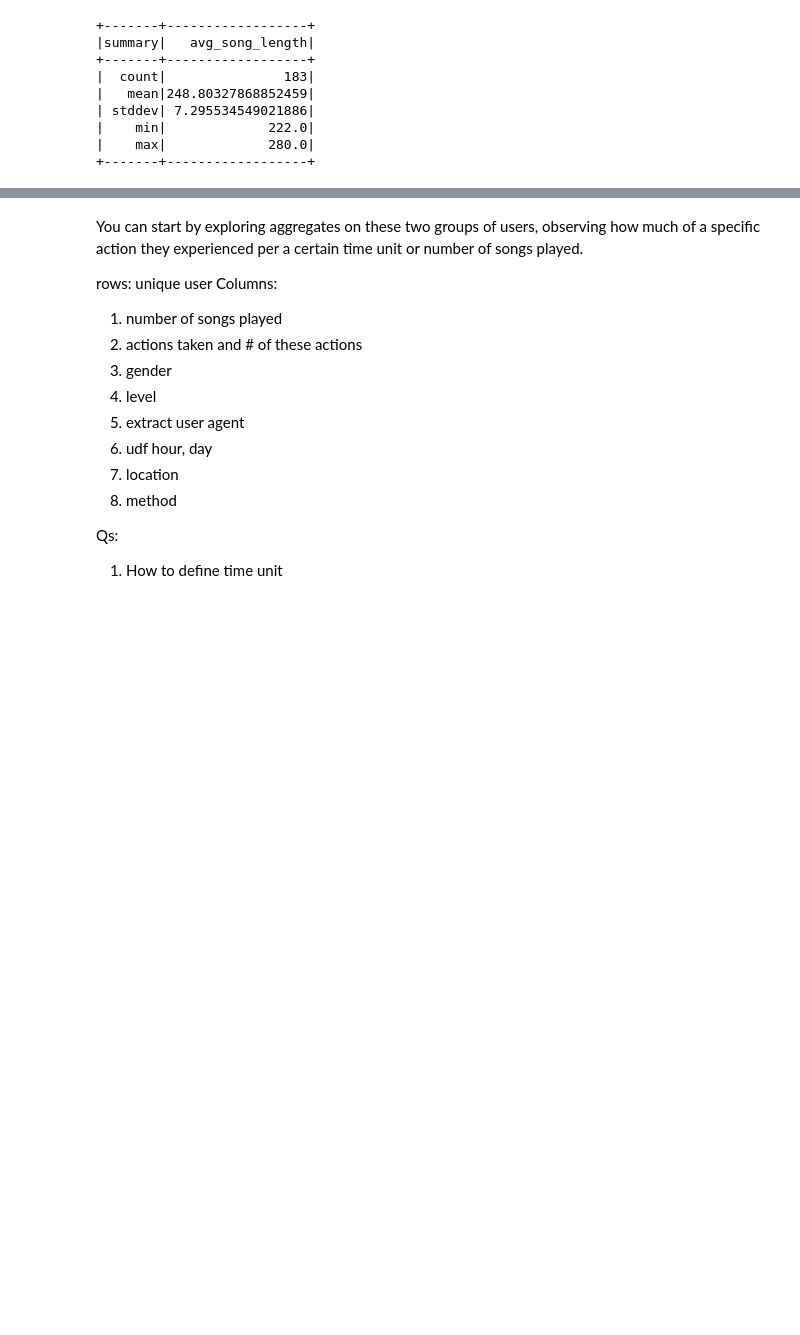
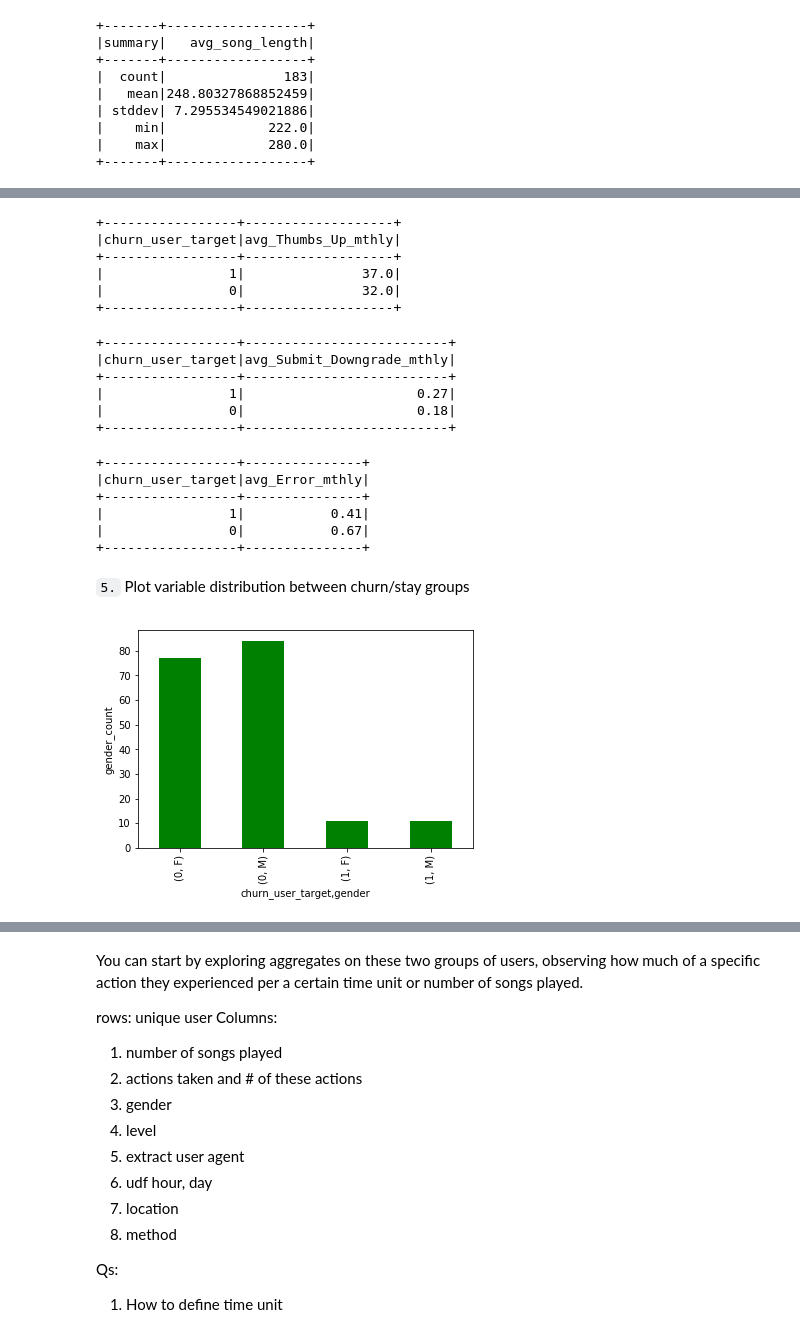
Before and after one commit to luguodata/User-Churn-Prediction-with-Spark, a Jupyter notebook: Sparkify.ipynb, the cells around one changed output, grey strips where cells are left out. Saved outputs shown, nothing was run; the diff lists cells and outputs as text; code cells hidden in the pictures; blank space fills up the shorter version.

```diff
--- a/Sparkify.ipynb
+++ b/Sparkify.ipynb
@@ -497,6 +373,8 @@ df_song.describe('ttl_song').show()
 # Pages
 # reshap page count -- userId as row and page as column, count as value
 df_page = mini_data_obv.groupby('userId').pivot('page').count()
+# fillna as 0s
+df_page = df_page.fillna(0)
 df_page.show(2)
 # %% [output]
 +------+-----+----------+---------------+---------+-----+----+----+------+--------+-----------+-------------+--------+----------------+--------------+-----------+---------+-------+
@@ -649,0 +568,5 @@ spark.sql("select distinct status from df_mini_non0_obv").show()
+# %%
+# replace space with '_' in column names
+# https://stackoverflow.com/questions/41655158/dynamically-rename-multiple-columns-in-pyspark-dataframe
+col_replace = {c:c.replace(' ', '_') for c in df_fe.columns if ' ' in c}
+df_fe = df_fe.select([col(c).alias(col_replace.get(c,c)) for c in df_fe.columns])
@@ -649,0 +672,64 @@ spark.sql("select distinct status from df_mini_non0_obv").show()
+# %%
+cunt_bychurn_vara("Thumbs_Up").show()
+# %% [output]
++-----------------+-------------------+
+|churn_user_target|avg_Thumbs_Up_mthly|
++-----------------+-------------------+
+|                1|               37.0|
+|                0|               32.0|
++-----------------+-------------------+
+# %%
+cunt_bychurn_vara("Submit_Downgrade").show()
+# %% [output]
++-----------------+--------------------------+
+|churn_user_target|avg_Submit_Downgrade_mthly|
++-----------------+--------------------------+
+|                1|                      0.27|
+|                0|                      0.18|
++-----------------+--------------------------+
+# %%
+cunt_bychurn_vara("Error").show()
+# %% [output]
++-----------------+---------------+
+|churn_user_target|avg_Error_mthly|
++-----------------+---------------+
+|                1|           0.41|
+|                0|           0.67|
++-----------------+---------------+
+# %% [markdown]
+`5.` Plot variable distribution between churn/stay groups
+# %%
+# Explore difference between churn/stay user
+# https://stackoverflow.com/questions/1823599/calculating-percentage-within-a-group
+
+# add if categorical / continous
+def plot_churn_vara(vara):
+    """ Show variable's unique count, and proportion by vara and churn/stay.
+    INPUT:
+    vara: -- (string), variable need to be counted.
+    OUTPUT:
+    plot corresponding proportion / avg value by churn/stay
+    """
+
+    # convert spark df to pandas
+    df_fe_pd = df_fe.toPandas()
+
+    # check if categorical variable, if so then display proportions
+    if vara in [c[0] for c in df_fe.dtypes if c[1] == 'string']:
+        df_fe_pd.groupby(['churn_user_target',vara])['userId'].count().plot(kind = 'bar', color = 'g')
+        plt.ylabel('{}_count'.format(vara))
+        plt.show()
+
+    # if is date then skip
+    elif vara in [c[0] for c in df_fe.dtypes if c[1] == 'date']:
+        print('Input variable is date.')
+
+    # if continous type like int, big int, float then display average between two groups
+    else:
+        df_fe_pd.groupby(['churn_user_target'])[vara].mean().plot(kind = 'bar')
+        plt.ylabel('monthly_avg_{}'.format(vara))
+        plt.show()
+# %%
+plot_churn_vara('gender')
+# %% [output]
+[figure, added]
```
Also changed, not shown: parts of 83 cells of this notebook.
